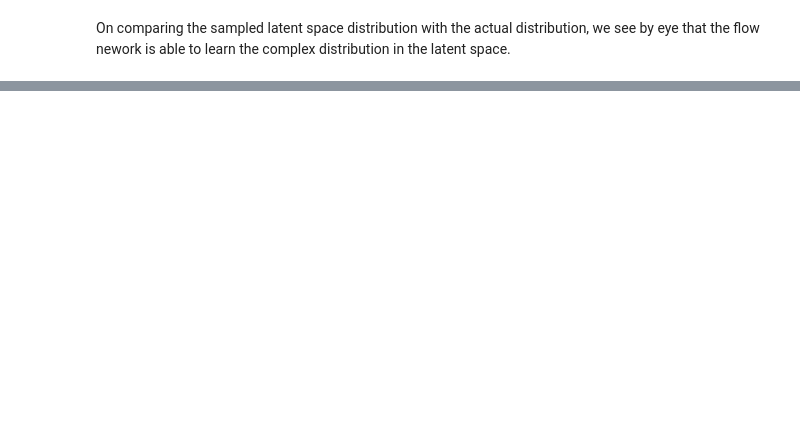
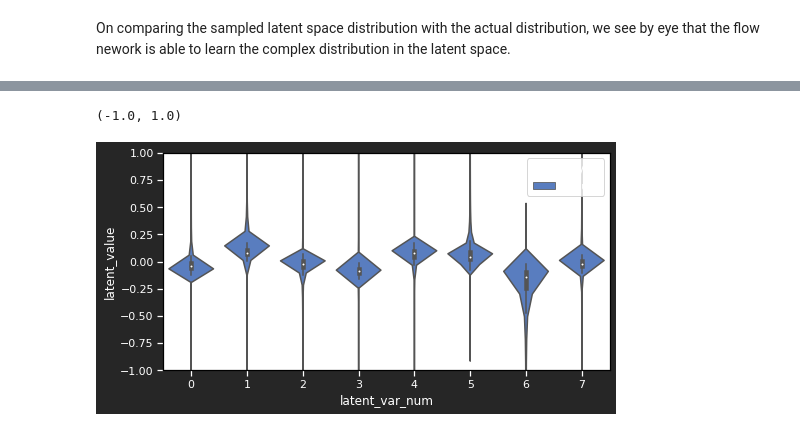
Before and after one commit to b-biswas/MADNESS-legacy, a Jupyter notebook: notebooks/basic_tests.ipynb, the cells around one changed output, grey strips where cells are left out. Saved outputs shown, nothing was run; the diff lists cells and outputs as text; code cells hidden in the pictures; blank space fills up the shorter version.

```diff
--- a/notebooks/basic_tests.ipynb
+++ b/notebooks/basic_tests.ipynb
@@ -218,7 +225,7 @@ plt.hist(likelihood_difference.numpy(), bins=3000);
 # %% [markdown]
 Finally, let's try to see the distribution of latent variables learnt by the normalizing flow:
 # %%
-sampled_latent_vars = flow_net.td.sample(100000).numpy()
+sampled_latent_vars = flow_net.td.sample(len(latent_vars_list[0])).numpy()
 sampled_latent_vars_list =[]
 for i in range(latent_dim):
     sampled_latent_vars_list.append(sampled_latent_vars[:, i])
@@ -232,2 +239,20 @@ Text(0, 0.5, 'distribution')
 # %% [markdown]
 On comparing the sampled latent space distribution with the actual distribution, we see by eye that the flow nework is able to learn the complex distribution in the latent space.
+# %%
+latent_value=[]
+latent_var_num=[]
+latent_type=[]
+
+for i in range(latent_dim):
+    latent_value.extend(list(latent_vars_list[i]))
+    latent_var_num.extend([i]*len(latent_vars_list[i]))
+    latent_type.extend(["actual"]*len(latent_vars_list[i]))
+
+    #latent_value.extend(list(sampled_latent_vars_list[i]))
+    #latent_var_num.extend([i]*len(sampled_latent_vars_list[i]))
+    #latent_type.extend(["learnt"]*len(sampled_latent_vars_list[i]))
+
+df_plot ={"latent_value": latent_value, "latent_var_num":latent_var_num, "latent_type":latent_type}
+# %%
+import pandas as pd
+df_plot = pd.DataFrame(df_plot)
@@ -233,0 +278,8 @@ On comparing the sampled latent space distribution with the actual distribution,
+# %%
+f, ax = plt.subplots(figsize=(8, 4))
+ax = sns.violinplot(x="latent_var_num", y="latent_value", hue="latent_type",
+                    data=df_plot, palette="muted", cut=10)
+ax.set_ylim(-1,1)
+# %% [output]
+(-1.0, 1.0)
+[figure, added]
```
Also changed, not shown: parts of 11 cells of this notebook, 12 other files.
